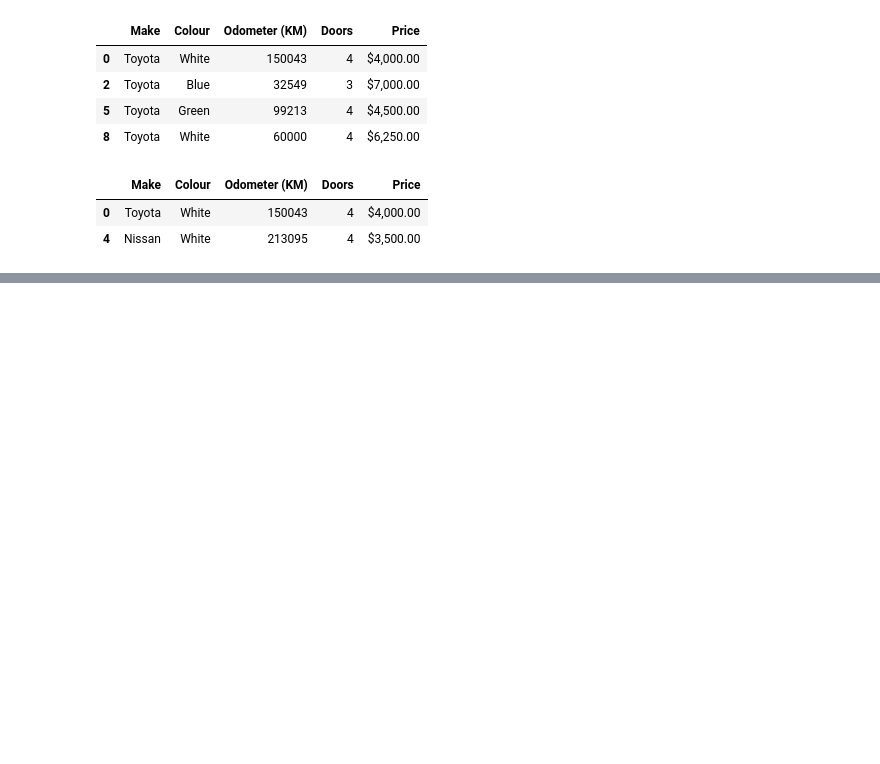
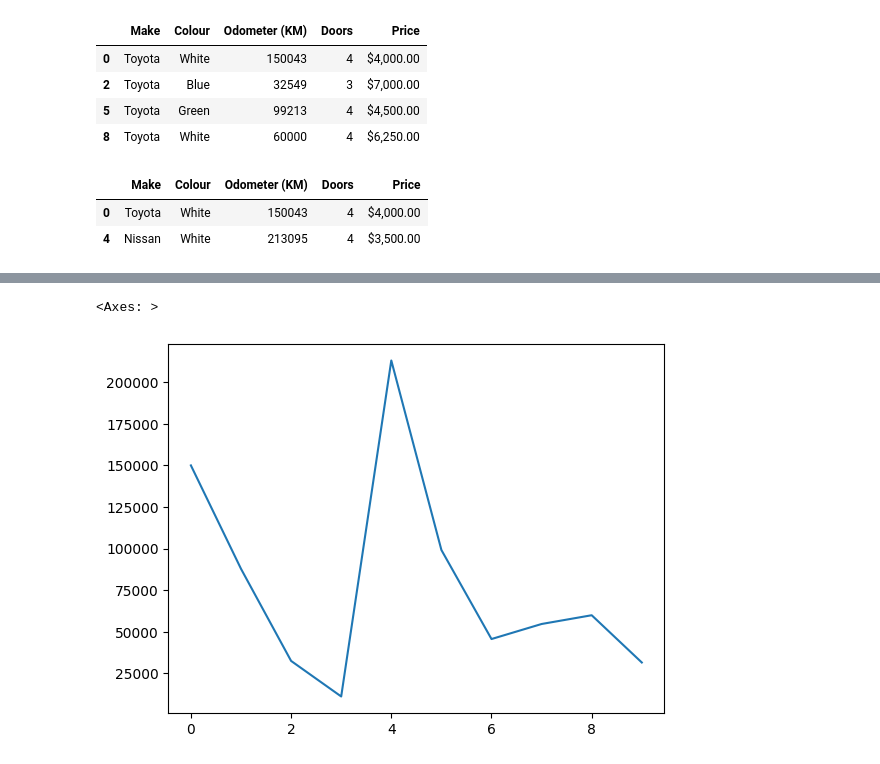
Before and after one commit to AHMAD-KHAIRI/ztm-ml-course, a Jupyter notebook: 02_pandas/introduction-to-pandas.ipynb, the cells around one changed output, grey strips where cells are left out. Cells and saved outputs as stored; diff of their text form; code cells hidden in the pictures; blank space fills up the shorter version.

```diff
--- a/02_pandas/introduction-to-pandas.ipynb
+++ b/02_pandas/introduction-to-pandas.ipynb
@@ -350,0 +370,9 @@ car_sales[car_sales["Odometer (KM)"] > 100000]
+# %%
+# if plot doesn't show up, uncomment these:
+# %matplotlib inline
+# import matplotlib.pyplot as plt
+
+car_sales["Odometer (KM)"].plot()
+# %% [output]
+<Axes: >
+[figure, added]
```
Also changed, not shown: parts of 51 cells of this notebook, 2 other files.
